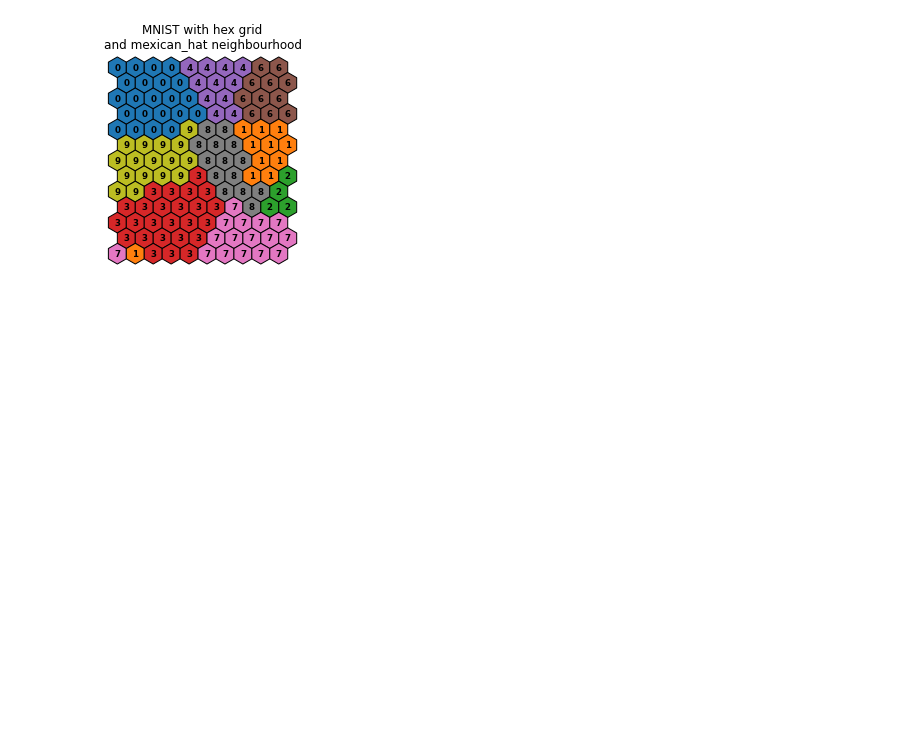
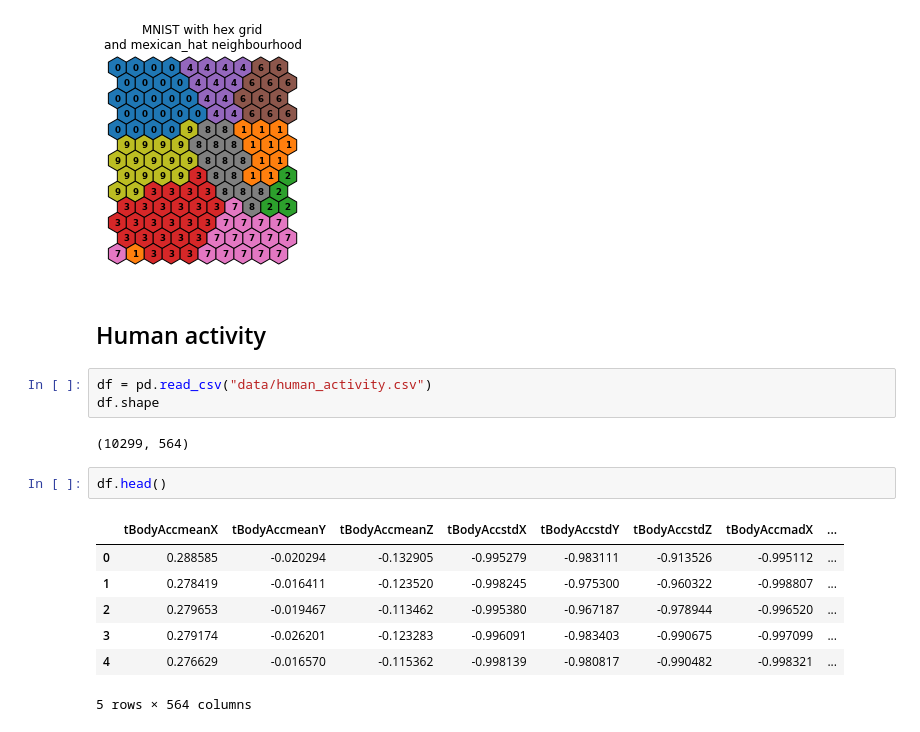
Before and after one commit to gekas145/SOM, a Jupyter notebook: demo.ipynb, the cells around one changed output. Cells and saved outputs as stored; diff of their text form; blank space fills up the shorter version.

```diff
--- a/demo.ipynb
+++ b/demo.ipynb
@@ -61,3 +70,20 @@ som.plot("MNIST with hex grid\nand mexican_hat neighbourhood")
 # surprisingly did not find any of "5" class
 # %% [output]
 [figure]
+# %% [markdown]
+## Human activity
+# %%
+df = pd.read_csv("data/human_activity.csv")
+df.shape
+# %% [output]
+(10299, 564)
+# %%
+df.head()
+# %% [output]
+|  | tBodyAccmeanX | tBodyAccmeanY | tBodyAccmeanZ | tBodyAccstdX | tBodyAccstdY | tBodyAccstdZ | tBodyAccmadX | ... |
+| 0 | 0.288585 | -0.020294 | -0.132905 | -0.995279 | -0.983111 | -0.913526 | -0.995112 | ... |
+| 1 | 0.278419 | -0.016411 | -0.123520 | -0.998245 | -0.975300 | -0.960322 | -0.998807 | ... |
+| 2 | 0.279653 | -0.019467 | -0.113462 | -0.995380 | -0.967187 | -0.978944 | -0.996520 | ... |
+| 3 | 0.279174 | -0.026201 | -0.123283 | -0.996091 | -0.983403 | -0.990675 | -0.997099 | ... |
+| 4 | 0.276629 | -0.016570 | -0.115362 | -0.998139 | -0.980817 | -0.990482 | -0.998321 | ... |
+5 rows × 564 columns
```
Also changed, not shown: parts of 9 cells of this notebook, 2 other files.
